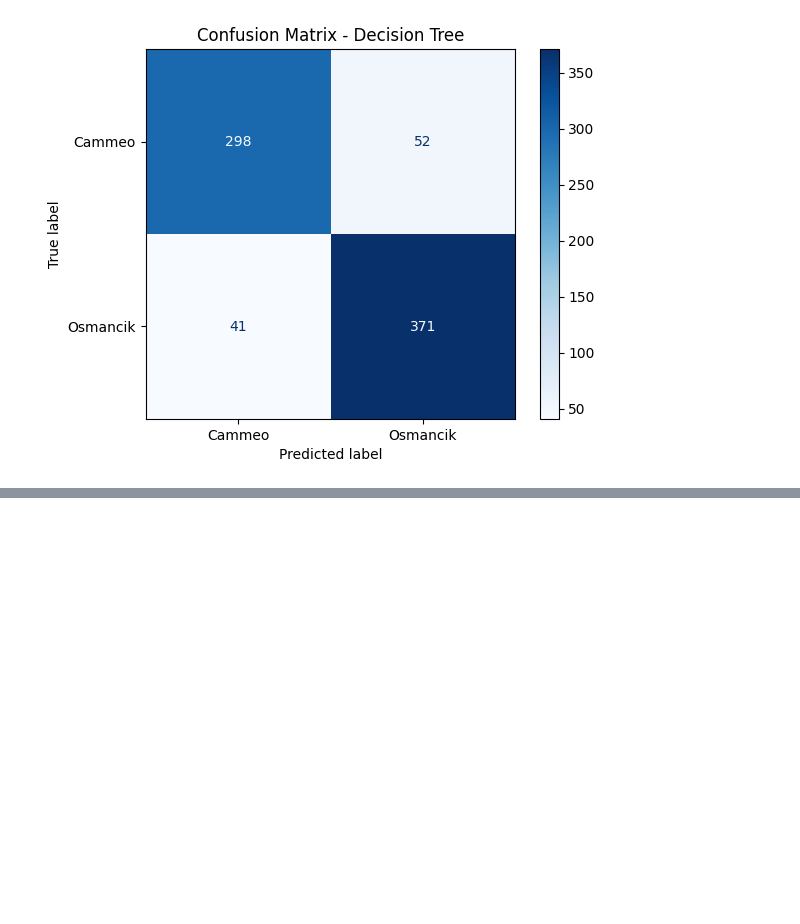
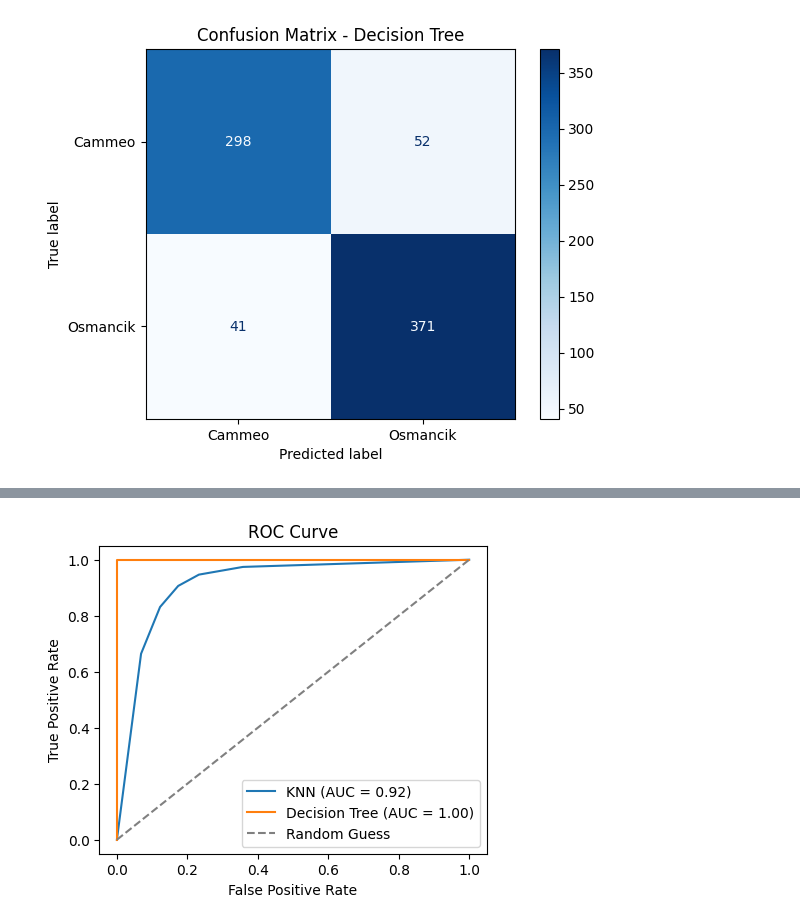
Before and after one commit to irtizzaaa/Machine-Learning-Assignment, a Jupyter notebook: ML_Task1.ipynb, the cells around one changed output, grey strips where cells are left out. Cells and saved outputs as stored; diff of their text form; code cells hidden in the pictures; blank space fills up the shorter version.

```diff
--- a/ML_Task1.ipynb
+++ b/ML_Task1.ipynb
@@ -387,3 +423,71 @@ Confusion Matrix - Decision Tree:
 [[298  52]
  [ 41 371]]
 [figure]
+# %%
+from sklearn.metrics import roc_curve, auc
+from sklearn.model_selection import train_test_split
+from sklearn.neighbors import KNeighborsClassifier
+from sklearn.tree import DecisionTreeClassifier
+from sklearn.preprocessing import label_binarize, LabelEncoder
+import matplotlib.pyplot as plt
+from imblearn.over_sampling import SMOTE
+import pandas as pd
+
+X = df.drop('Class', axis=1)  # Features
+y = df['Class']  # Target variable
+
+# 1. Check the class distribution in the entire dataset
+print(f"Class distribution in the full dataset: {pd.Series(y).value_counts()}")
+
+# 2. Stratified train-test split to ensure both classes are present in both sets
+X_train, X_test, y_train, y_test = train_test_split(X, y, test_size=0.25, random_state=42, stratify=y)
+
+# Check class distribution in the stratified train and test sets
+print(f"Class distribution in y_train: {pd.Series(y_train).value_counts()}")
+print(f"Class distribution in y_test: {pd.Series(y_test).value_counts()}")
+
+# 3. Apply SMOTE if the classes are still imbalanced in the training set
+smote = SMOTE(random_state=42)
+X_train_resampled, y_train_resampled = smote.fit_resample(X_train, y_train)
+
+# Check the new class distribution after SMOTE
+print(f"Class distribution after SMOTE: {pd.Series(y_train_resampled).value_counts()}")
+
+# 4. Encode the target labels if they are strings (e.g., 'Osmancik' and 'Cammeo')
+label_encoder = LabelEncoder()
+y_train_encoded = label_encoder.fit_transform(y_train_resampled)
+y_test_encoded = label_encoder.transform(y_test)
+
+# 5. Binarize the target for AUC calculation
+y_train_binarized = label_binarize(y_train_encoded, classes=[0, 1])
+y_test_binarized = label_binarize(y_test_encoded, classes=[0, 1])
+
+# 6. Train and evaluate KNN
+knn = KNeighborsClassifier(n_neighbors=5)
+knn.fit(X_train_resampled, y_train_binarized.ravel())  # Use ravel to flatten y_train
+y_pred_knn = knn.predict_proba(X_test)[:, 1]  # Get the probability for class 1
+
+# 7. Train and evaluate Decision Tree
+dt = DecisionTreeClassifier()
+dt.fit(X_train_resampled, y_train_binarized.ravel())
+y_pred_dt = dt.predict_proba(X_test)[:, 1]  # Get the probability for class 1
+
+# 8. Calculate ROC Curve and AUC for both models
+fpr_knn, tpr_knn, _ = roc_curve(y_test_binarized, y_pred_knn)
+fpr_dt, tpr_dt, _ = roc_curve(y_test_binarized, y_pred_dt)
+
+# Calculate AUC
+auc_knn = auc(fpr_knn, tpr_knn)
+auc_dt = auc(fpr_dt, tpr_dt)
+
+# 9. Plot ROC Curve
+plt.figure(figsize=(5, 4))
+plt.plot(fpr_knn, tpr_knn, label=f'KNN (AUC = {auc_knn:.2f})')
+plt.plot(fpr_dt, tpr_dt, label=f'Decision Tree (AUC = {auc_dt:.2f})')
+plt.plot([0, 1], [0, 1], linestyle='--', color='gray', label='Random Guess')
+plt.xlabel('False Positive Rate')
+plt.ylabel('True Positive Rate')
+plt.title('ROC Curve')
+plt.legend()
+plt.show()
+# %% [output]
@@ -389,0 +510 @@ Confusion Matrix - Decision Tree:
+[figure, added]
```
Also changed, not shown: parts of 8 cells of this notebook, 2 other files.
